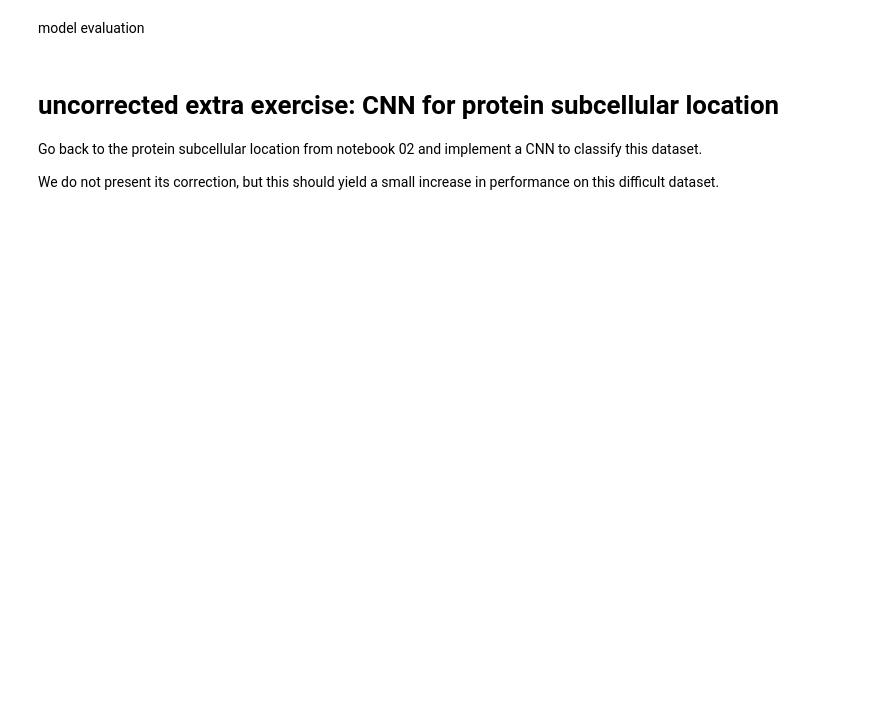
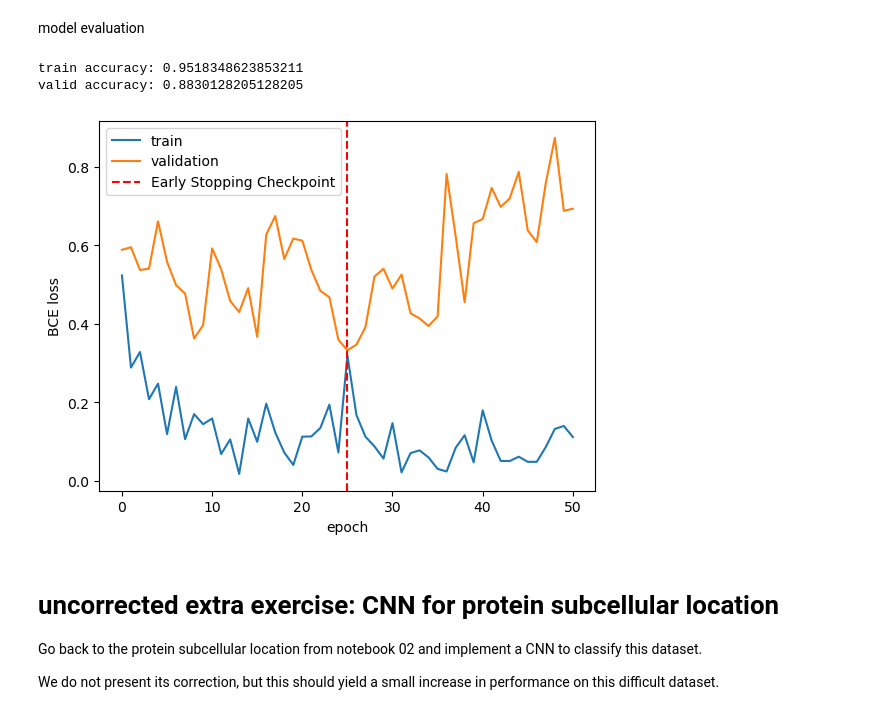
Before and after one commit to sib-swiss/pytorch-practical-training, a Jupyter notebook: 04_chest_Xray_CNN.ipynb, the cells around one changed output. Cells and saved outputs as stored; diff of their text form; code cells hidden in the pictures; blank space fills up the shorter version.

```diff
--- a/04_chest_Xray_CNN.ipynb
+++ b/04_chest_Xray_CNN.ipynb
@@ -708,0 +802,32 @@ training many epochs
+# %%
+# %load -r 118-147 solutions/CNN_exercise_64.py
+epoch = 50
+
+
+
+for t in range(epoch):
+    echo = t%5==0
+    if echo:
+        print('Epoch',len(train_scores)+1 )
+
+    train_scores.append( train(train_dataloader_64,
+                               model,
+                               loss,
+                               optimizer,
+                               echo = echo , echo_batch = False ) )
+
+    valid_scores.append( valid(valid_dataloader_64,
+                               model,
+                               loss ,
+                               echo = echo) )
+
+    # early_stopping needs the validation loss to check if it has decresed,
+    # and if it has, it will make a checkpoint of the current model
+    early_stopping(valid_scores[-1], model)
+
+    if early_stopping.early_stop:
+        print("Early stopping")
+        break
+
+# load the last checkpoint with the best model
+model.load_state_dict(torch.load('checkpoint.pt'))
@@ -713,3 +855,17 @@ model evaluation
+# %%
+# %load -r 148- solutions/CNN_exercise_64.py
+plt.plot(train_scores , label = 'train')
+plt.plot(valid_scores, label = 'validation')
+plt.axvline(np.argmin(valid_scores), linestyle='--', color='r',label='Early Stopping Checkpoint')
+plt.legend()
+plt.xlabel('epoch')
+plt.ylabel('BCE loss')
+print( "train accuracy:", get_model_accuracy(model, train_dataloader_64) )
+print( "valid accuracy:", get_model_accuracy(model, valid_dataloader_64) )
+# %% [output]
+train accuracy: 0.9518348623853211
+valid accuracy: 0.8830128205128205
+[figure, added]
 # %% [markdown]
 # uncorrected extra exercise: CNN for protein subcellular location
 
```
Also changed, not shown: parts of 26 cells of this notebook, 5 other files.
